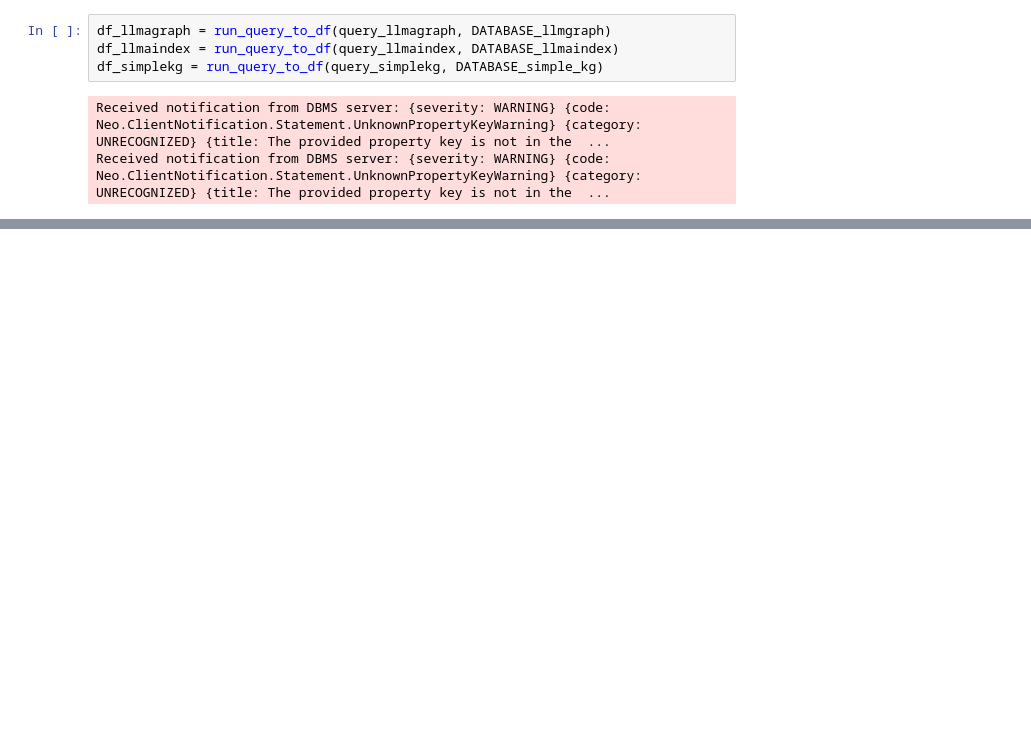
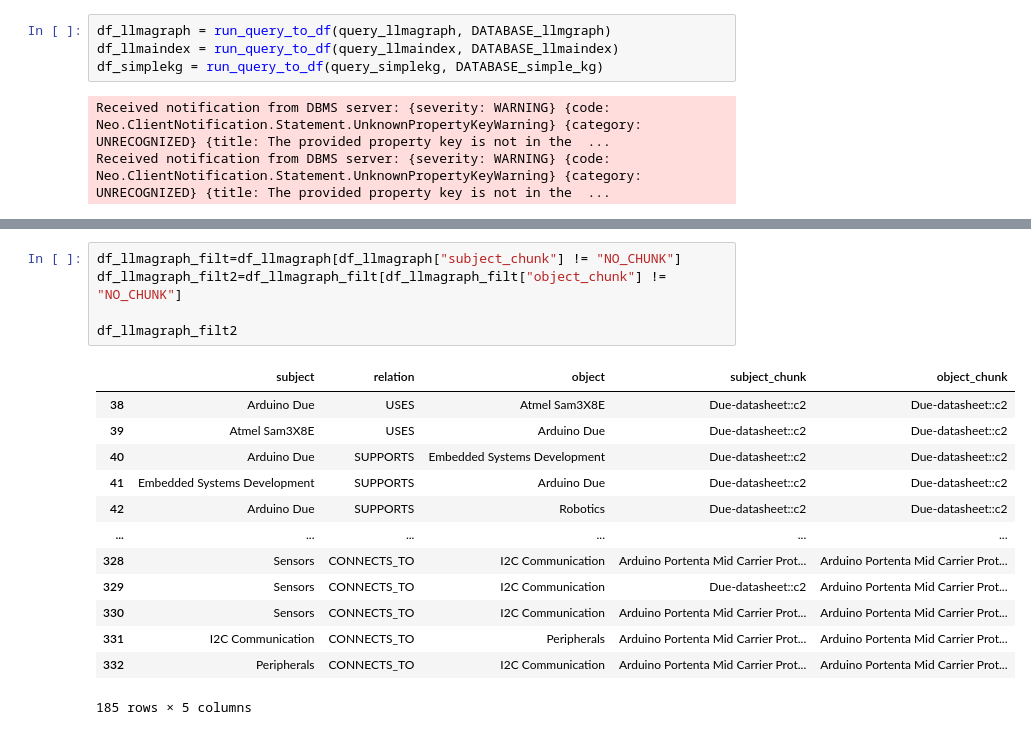
Before and after one commit to nasibatuychieva/master_thesis-rag, a Jupyter notebook: main/knowledge_graph/create_graph/benchmarking_3_methods.ipynb, the cells around one changed output, grey strips where cells are left out. Cells and saved outputs as stored; diff of their text form; blank space fills up the shorter version.

```diff
--- a/main/knowledge_graph/create_graph/benchmarking_3_methods.ipynb
+++ b/main/knowledge_graph/create_graph/benchmarking_3_methods.ipynb
@@ -260,3 +302,22 @@ df_llmagraph
+# %%
+df_llmagraph_filt=df_llmagraph[df_llmagraph["subject_chunk"] != "NO_CHUNK"]
+df_llmagraph_filt2=df_llmagraph_filt[df_llmagraph_filt["object_chunk"] != "NO_CHUNK"]
+
+df_llmagraph_filt2
+# %% [output]
+|  | subject | relation | object | subject_chunk | object_chunk |
+| 38 | Arduino Due | USES | Atmel Sam3X8E | Due-datasheet::c2 | Due-datasheet::c2 |
+| 39 | Atmel Sam3X8E | USES | Arduino Due | Due-datasheet::c2 | Due-datasheet::c2 |
+| 40 | Arduino Due | SUPPORTS | Embedded Systems Development | Due-datasheet::c2 | Due-datasheet::c2 |
+| 41 | Embedded Systems Development | SUPPORTS | Arduino Due | Due-datasheet::c2 | Due-datasheet::c2 |
+| 42 | Arduino Due | SUPPORTS | Robotics | Due-datasheet::c2 | Due-datasheet::c2 |
+| ... | ... | ... | ... | ... | ... |
+| 328 | Sensors | CONNECTS_TO | I2C Communication | Arduino Portenta Mid Carrier Prot... | Arduino Portenta Mid Carrier Prot... |
+| 329 | Sensors | CONNECTS_TO | I2C Communication | Due-datasheet::c2 | Arduino Portenta Mid Carrier Prot... |
+| 330 | Sensors | CONNECTS_TO | I2C Communication | Arduino Portenta Mid Carrier Prot... | Arduino Portenta Mid Carrier Prot... |
+| 331 | I2C Communication | CONNECTS_TO | Peripherals | Arduino Portenta Mid Carrier Prot... | Arduino Portenta Mid Carrier Prot... |
+| 332 | Peripherals | CONNECTS_TO | I2C Communication | Arduino Portenta Mid Carrier Prot... | Arduino Portenta Mid Carrier Prot... |
+185 rows × 5 columns
 # %%
 df_llmaindex
 # %% [output]
```
Also changed, not shown: parts of 13 cells of this notebook, 39 other files.
